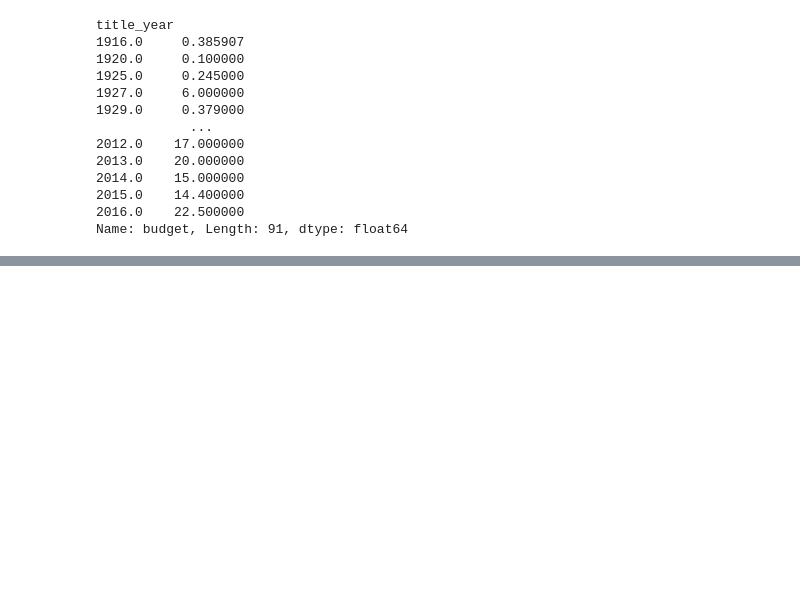
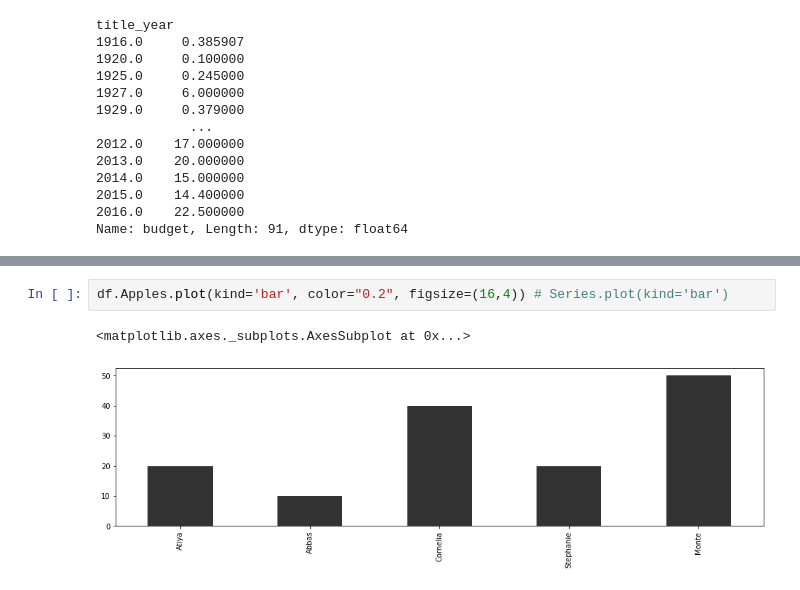
Before and after one commit to son50git/PKT_004_Visualizaiton_PY_MTL, a Jupyter notebook: PKT_004_Rework_02.ipynb, the cells around one changed output, grey strips where cells are left out. Saved outputs shown, nothing was run; the diff lists cells and outputs as text; blank space fills up the shorter version.

```diff
--- a/PKT_004_Rework_02.ipynb
+++ b/PKT_004_Rework_02.ipynb
@@ -349,0 +421,5 @@ Name: budget, Length: 91, dtype: float64
+# %%
+df.Apples.plot(kind='bar', color="0.2", figsize=(16,4)) # Series.plot(kind='bar')
+# %% [output]
+<matplotlib.axes._subplots.AxesSubplot at 0x...>
+[figure, added]
```
Also changed, not shown: parts of 31 cells of this notebook.
